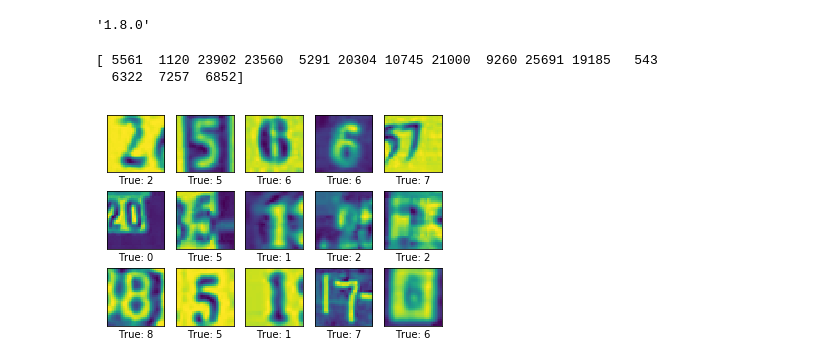
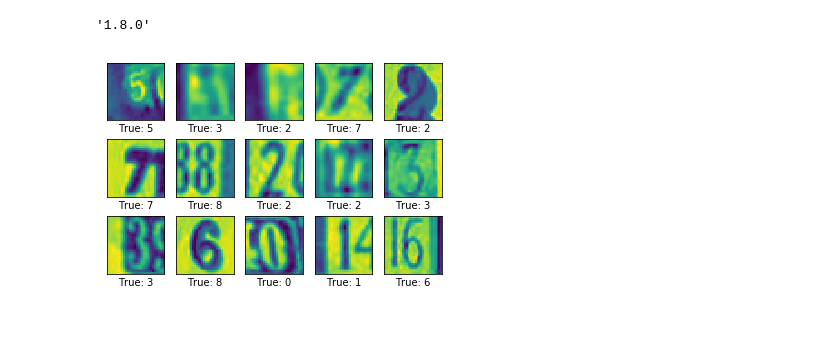
Before and after one commit to elsqueegie/18s15318A2, a Jupyter notebook: svhn/code/CNN_SVHN.ipynb, the cells around one changed output. Saved outputs shown, nothing was run; the diff lists cells and outputs as text; code cells hidden in the pictures; blank space fills up the shorter version.

Commit message:
revises data structure

```diff
--- a/svhn/code/CNN_SVHN.ipynb
+++ b/svhn/code/CNN_SVHN.ipynb
@@ -29,5 +29,11 @@ train = download_dataset('http://ufldl.stanford.edu/housenumbers/train_32x32.mat
 test = download_dataset('http://ufldl.stanford.edu/housenumbers/test_32x32.mat')
 extra = download_dataset('http://ufldl.stanford.edu/housenumbers/extra_32x32.mat')
 
-def to_greyscale(data):
-    return np.dot(data, np.array([0.299, 0.587, 0.114]))
+def to_greyscale(data, scaling="human"):
+    if scaling=="human":
+        to_scale = np.array([0.299, 0.587, 0.114])
+    elif scaling=="balanced":
+        to_scale = np.array([0.3333, 0.3333, 0.3333])
+    else:
+        raise ValueError("Please select either 'human' or 'balanced' greyscaling")
+    return np.dot(data, to_scale)
@@ -99,3 +40,15 @@ data = read_train_sets()
+# %%
+def get_dataset(location, greyscale="balanced"):
+    loaded = loadmat(location)
+    images = to_greyscale(np.array([loaded['X'][:,:,:,i] for i in range(loaded['X'].shape[3])]), scaling=greyscale)
+    cls = np.array(loaded['y'][:,0])
+    cls[cls==10] = 0
+    labels = np.zeros([len(cls),10])
+    labels[range(len(labels)),cls] = 1
+    return images, labels, cls
+# %%
+X, y, yclass = get_dataset(train)
+Xtest, ytest, ytestclass = get_dataset(test)
 # %%
 def plot_images(images, labels, img_shape=None, cls_pred=None):
     fig, axes = plt.subplots(3, 5)
@@ -111,25 +64,22 @@ def plot_images(images, labels, img_shape=None, cls_pred=None):
 # %%
 validation_size = 0.2
 img_dims = 32
 #num_channels = 1
 num_classes = 10
 batch_size = 132
 train_batch_size = batch_size
 
 img_shape = (img_dims, img_dims)
 img_dims_flat = img_shape[0] * img_shape[1] #* img_shape[2]
 
 np.random.seed(4)
-ix = np.random.choice(range(len(data.validation.images)), replace=False, size=15)
-print(ix)
-images = data.validation.images[ix]
-labels = data.validation.cls[ix]
+ix = np.random.choice(range(len(X)), replace=False, size=15)
+images = X[ix]
+labels = yclass[ix]
 
 plot_images(images=images, labels=labels)
 # %% [output]
-[ 5561  1120 23902 23560  5291 20304 10745 21000  9260 25691 19185   543
-  6322  7257  6852]
-[figure, old version]
+[figure, new version]
 # %%
 # Set parameters for CNN layers
 
```
Also changed, not shown: parts of 12 cells of this notebook.
